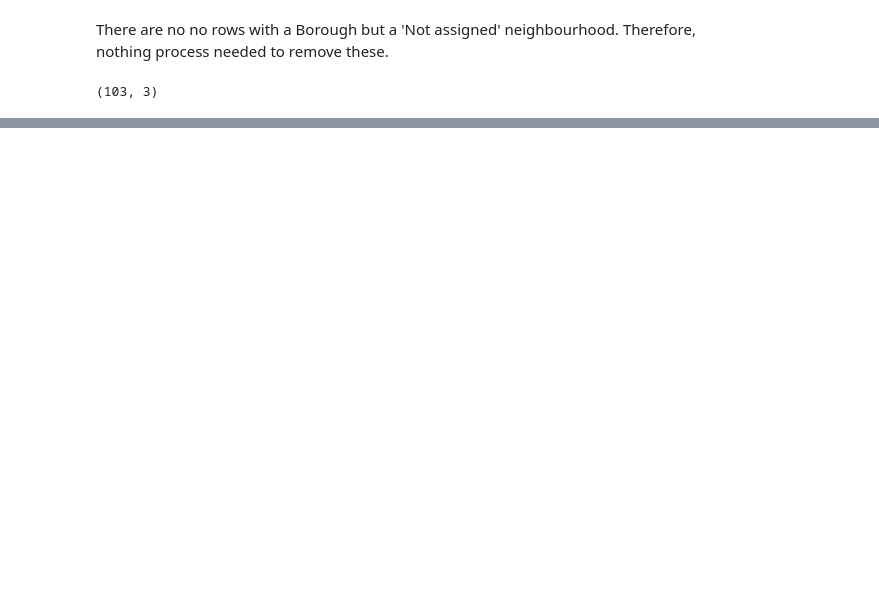
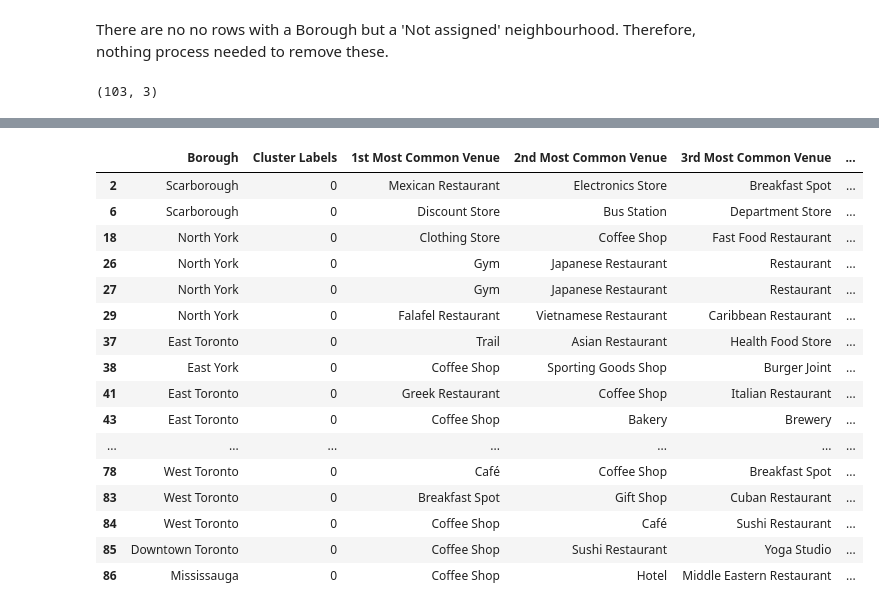
Before and after one commit to JamesSIB/Coursera_Capstone, a Jupyter notebook: TorontoPC.ipynb, the cells around one changed output, grey strips where cells are left out. Saved outputs shown, nothing was run; the diff lists cells and outputs as text; code cells hidden in the pictures; blank space fills up the shorter version.

Commit message:
Updated version of Toronto Neighbourhoods with all 3 parts

```diff
--- a/TorontoPC.ipynb
+++ b/TorontoPC.ipynb
@@ -62,0 +283,7 @@ torontogrouped.shape
+# %%
+#function to return num_top_venues most common venues for a neighborhood
+def return_most_common_venues(row, num_top_venues):
+    row_categories = row.iloc[1:]
+    row_categories_sorted = row_categories.sort_values(ascending=False)
+
+    return row_categories_sorted.index.values[0:num_top_venues]
@@ -62,0 +321,11 @@ torontogrouped.shape
+# %%
+# set number of clusters
+kclusters = 3
+
+toronto_grouped_clustering = toronto_onehot_grouped.drop('Neighbourhood', 1)
+
+# run k-means clustering
+kmeans = KMeans(n_clusters=kclusters, random_state=0).fit(toronto_grouped_clustering)
+
+# check cluster labels generated for each row in the dataframe
+kmeans.labels_
@@ -62,0 +336,10 @@ torontogrouped.shape
+# %%
+# add clustering labels
+Neighbourhoods_toronto_sorted.insert(0, 'Cluster Labels', kmeans.labels_)
+
+toronto_merged = df_toronto
+
+# merge manhattan_grouped with manhattan_data to add latitude/longitude for each neighborhood
+toronto_merged = toronto_merged.join(Neighbourhoods_toronto_sorted.set_index('Neighbourhood'), on='Neighbourhood')
+
+toronto_merged.head() # check the last columns!
@@ -62,0 +355,5 @@ torontogrouped.shape
+# %%
+toronto_merged.shape
+toronto_merged = toronto_merged.dropna(axis='rows')
+toronto_merged['Cluster Labels'] = toronto_merged['Cluster Labels'].astype(int)
+toronto_merged.head()
@@ -62,0 +402,21 @@ torontogrouped.shape
+# %%
+#Cluster 0 (Red color)
+toronto_merged.loc[toronto_merged['Cluster Labels'] == 0, toronto_merged.columns[[1] + list(range(5, toronto_merged.shape[1]))]]
+# %% [output]
+|  | Borough | Cluster Labels | 1st Most Common Venue | 2nd Most Common Venue | 3rd Most Common Venue | ... |
+| 2 | Scarborough | 0 | Mexican Restaurant | Electronics Store | Breakfast Spot | ... |
+| 6 | Scarborough | 0 | Discount Store | Bus Station | Department Store | ... |
+| 18 | North York | 0 | Clothing Store | Coffee Shop | Fast Food Restaurant | ... |
+| 26 | North York | 0 | Gym | Japanese Restaurant | Restaurant | ... |
+| 27 | North York | 0 | Gym | Japanese Restaurant | Restaurant | ... |
+| 29 | North York | 0 | Falafel Restaurant | Vietnamese Restaurant | Caribbean Restaurant | ... |
+| 37 | East Toronto | 0 | Trail | Asian Restaurant | Health Food Store | ... |
+| 38 | East York | 0 | Coffee Shop | Sporting Goods Shop | Burger Joint | ... |
+| 41 | East Toronto | 0 | Greek Restaurant | Coffee Shop | Italian Restaurant | ... |
+| 43 | East Toronto | 0 | Coffee Shop | Bakery | Brewery | ... |
+| ... | ... | ... | ... | ... | ... | ... |
+| 78 | West Toronto | 0 | Café | Coffee Shop | Breakfast Spot | ... |
+| 83 | West Toronto | 0 | Breakfast Spot | Gift Shop | Cuban Restaurant | ... |
+| 84 | West Toronto | 0 | Coffee Shop | Café | Sushi Restaurant | ... |
+| 85 | Downtown Toronto | 0 | Coffee Shop | Sushi Restaurant | Yoga Studio | ... |
+| 86 | Mississauga | 0 | Coffee Shop | Hotel | Middle Eastern Restaurant | ... |
```
Also changed, not shown: parts of 40 cells of this notebook.
